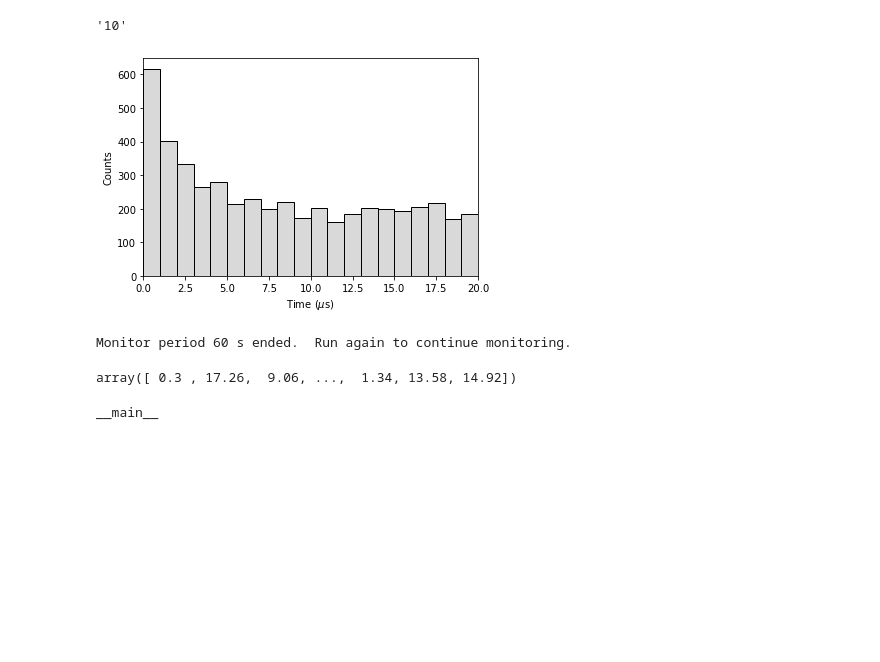
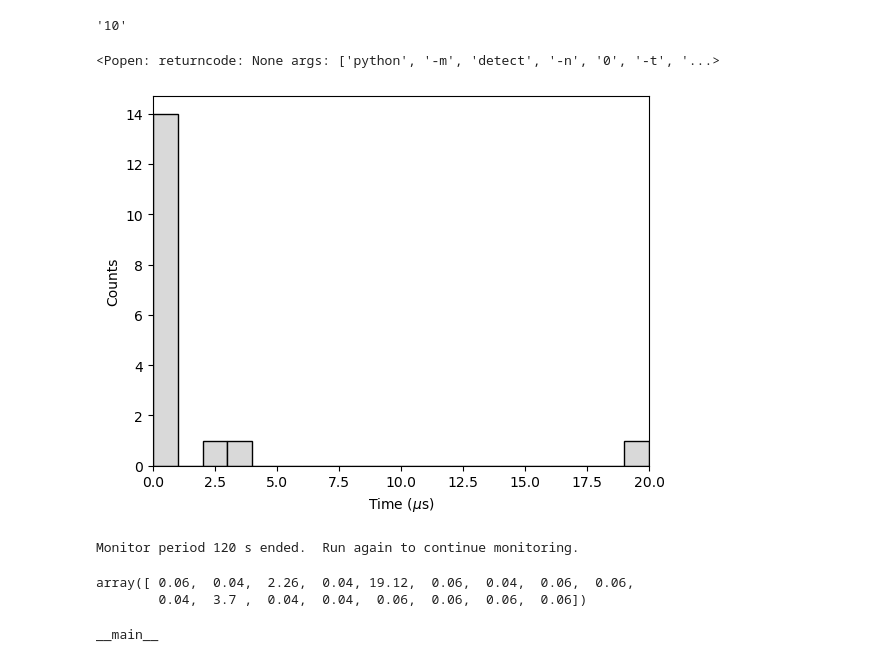
Before and after one commit to sprague252/muondecay, a Jupyter notebook: muonj.ipynb, the cells around one changed output. Saved outputs shown, nothing was run; the diff lists cells and outputs as text; code cells hidden in the pictures; blank space fills up the shorter version.

```diff
--- a/muonj.ipynb
+++ b/muonj.ipynb
@@ -89,12 +73,17 @@ pid = ''
 str(10)
 # %% [output]
 '10'
+# %%
+muonj.detect_spawn(c1.port.value)
+# %% [output]
+<Popen: returncode: None args: ['python', '-m', 'detect', '-n', '0', '-t', '...>
 # %%
-muonj.detect_monitor()
+muonj.detect_monitor(mtime=120)
 # %% [output]
-[figure, old version]
+[figure, new version]
-Monitor period 60 s ended.  Run again to continue monitoring.
+Monitor period 120 s ended.  Run again to continue monitoring.
-array([ 0.3 , 17.26,  9.06, ...,  1.34, 13.58, 14.92])
+array([ 0.06,  0.04,  2.26,  0.04, 19.12,  0.06,  0.04,  0.06,  0.06,
+        0.04,  3.7 ,  0.04,  0.04,  0.06,  0.06,  0.06,  0.06])
 # %%
 print(__name__)
 # %% [output]
```
Also changed, not shown: parts of 12 cells of this notebook, 1 other file.
